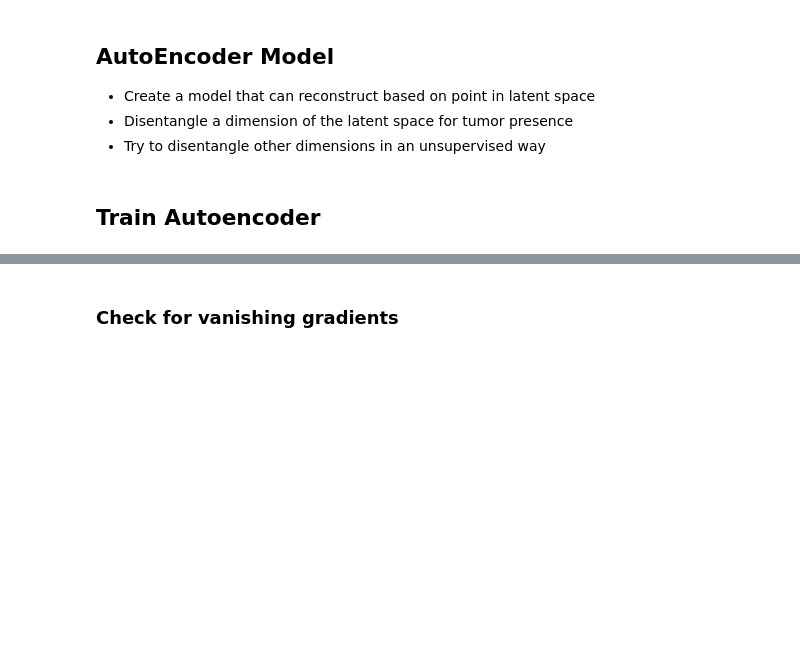
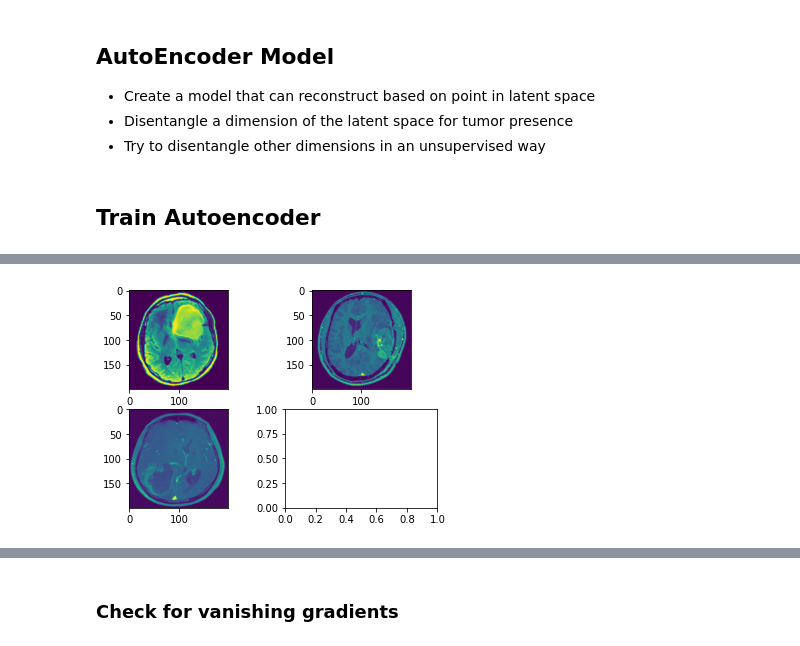
Before and after one commit to rhausman/brain_tumor_analysis, a Jupyter notebook: Tumor_Analysis.ipynb, the cells around one changed output, grey strips where cells are left out. Saved outputs shown, nothing was run; the diff lists cells and outputs as text; code cells hidden in the pictures; blank space fills up the shorter version.

```diff
--- a/Tumor_Analysis.ipynb
+++ b/Tumor_Analysis.ipynb
@@ -674,0 +702,87 @@ Epoch 95 train loss: 9.562304943799973
+# %%
+device = torch.device("cuda:0" if torch.cuda.is_available() else "cpu")
+
+net = VAE()
+net = net.to(device) # todo remove
+
+reconstruction_loss_fxn = nn.MSELoss()
+latent_loss_fxn = nn.BCEWithLogitsLoss()
+
+optimizer = optim.SGD(net.parameters(), lr=0.001, momentum=0.9) # weight_decay = 1e-5 # todo 0.001 learning rate
+
+train_losses = []
+test_losses = []
+
+#one_batch = next(iter(train_loader)) ## TODO remove these 2 lines
+#torch.autograd.set_detect_anomaly(True)
+
+for epoch in range(epochs):
+  net.train()
+  running_loss = 0.
+  for i, batch in enumerate(train_loader): #enumerate(train_loader):
+    X, y = batch
+    X = X.to(device)
+    y = y.to(device)
+
+    optimizer.zero_grad()
+    latent = net.encode(X)
+    reconstruction = net.decode(latent)
+    reconstruction = torch.squeeze(reconstruction, 1)
+
+    latent_loss = latent_loss_fxn(latent[:,0], y.float() )
+    reconstruction_loss = reconstruction_loss_fxn(reconstruction, torch.squeeze(X))
+    loss = latent_loss + reconstruction_loss
+    loss.backward() # retain_graph=True for multi losses?
+    optimizer.step()
+
+    running_loss += loss.item()
+    """"""
+
+
+    #print(f"Output: {output}, labels: {y}, loss: {loss.item()}")
+    #stats
+
+
+  # save model each epoch
+  train_losses.append(running_loss)
+  """ TODO REMOVE """
+  print(f"LATENT LOSS: {latent_loss.item()}")
+  if epoch % 5 != 0: # gotta remove these lines
+    continue # next epoch
+  torch.save(net.state_dict(), save_path)
+
+  # see the validation loss
+  net.eval()
+  with torch.no_grad():
+    test_loss = 0.
+    for i, val_batch in enumerate(test_loader): #enumerate(test_loader): # todo CHANGE THIS BACK
+      X, y = val_batch
+      X = X.to(device)
+      y = y.to(device)
+
+      latent = net.encode(X)
+      reconstruction = net.decode(latent)
+      reconstruction = torch.squeeze(reconstruction, 1)
+
+      latent_loss = latent_loss_fxn(latent[:,0], y.float())
+      reconstruction_loss = reconstruction_loss_fxn(reconstruction, torch.squeeze(X))
+      test_loss += latent_loss.item() + reconstruction_loss.item()
+    if len(test_losses) > 0:
+      test_losses.extend(list(np.linspace(test_losses[-1], test_loss, 5)))
+    else:
+      test_losses.append(test_loss) # TODO: SHOULD BE DEFAULT
+    """"""
+    #show_batch(X)
+    #show_batch(net.inference(X))
+    show_batch(batch[0]) # TODO REMOVE THESE 2 LINES
+    show_batch(net.inference(batch[0].to(device)))
+
+  # Display output!
+  clear_output(wait=True)
+  print(f"Epoch {epoch} train loss: {train_losses[-1]}\n test loss: {test_losses[-1]}, batch size: {batch[0].shape}")
+  fig, ax = plt.subplots()
+  ax.plot(train_losses)
+  ax.plot(test_losses)
+  plt.show()
+  print(f"LATENT LOSS VALIDATION: {latent_loss.item()}")
+# %% [output]
@@ -674,0 +791 @@ Epoch 95 train loss: 9.562304943799973
+[figure, added]
```
Also changed, not shown: parts of 10 cells of this notebook.
